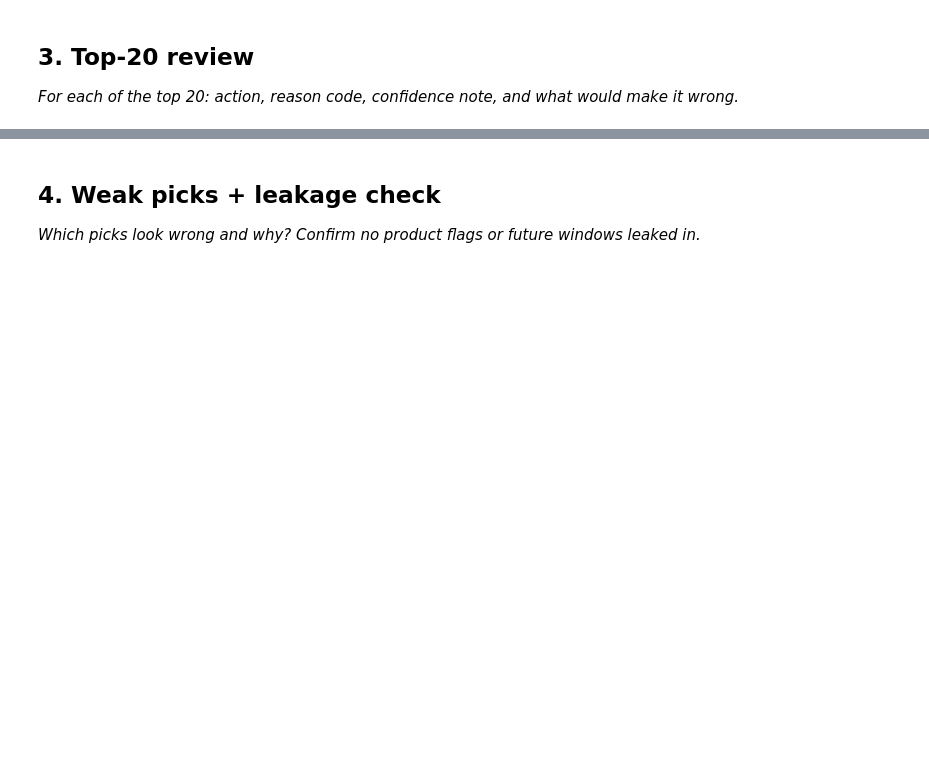
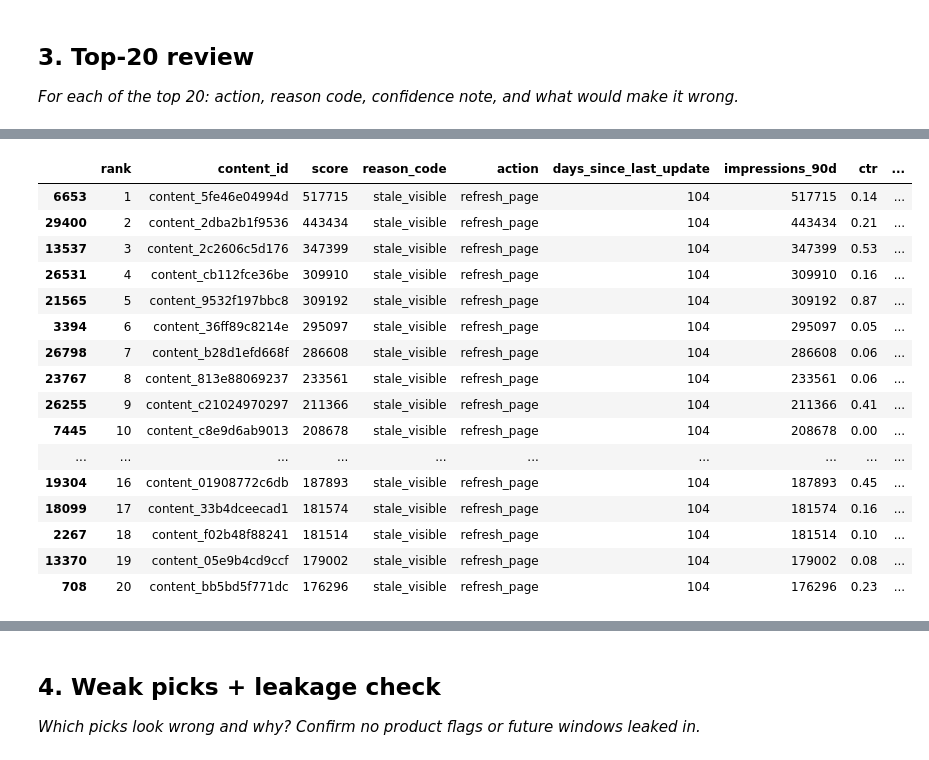
Before and after one commit to russelfordguinoo-oss/Russel-Repository-, a Jupyter notebook: work/notebooks/w04_baseline_score.ipynb, the cells around one changed output, grey strips where cells are left out. Cells and saved outputs as stored; diff of their text form; code cells hidden in the pictures; blank space fills up the shorter version.

```diff
--- a/work/notebooks/w04_baseline_score.ipynb
+++ b/work/notebooks/w04_baseline_score.ipynb
@@ -12,0 +83,4 @@ This skeleton is yours to fill. Work the sections **in order** — each one has
+# %%
+df["is_declining_label"] = (df["trend_direction"] == "down").astype(int)
+
+print(df["is_declining_label"].value_counts())
@@ -12,0 +92,21 @@ This skeleton is yours to fill. Work the sections **in order** — each one has
+# %%
+df["staleness_bucket"] = pd.cut(
+    df["days_since_last_update"],
+    bins=[-1, 30, 90, 180, float("inf")],
+    labels=["0-30", "31-90", "91-180", "181+"]
+)
+
+staleness_check = (
+    df.groupby("staleness_bucket", observed=False)
+      .agg(
+          n=("is_declining_label", "size"),
+          decline_rate=("is_declining_label", "mean")
+      )
+      .reset_index()
+)
+
+staleness_check["decline_rate"] = (
+    staleness_check["decline_rate"] * 100
+).round(1)
+
+staleness_check
@@ -20,0 +267,38 @@ This skeleton is yours to fill. Work the sections **in order** — each one has
+# %%
+review = ranked.head(20)[
+    [
+        "content_id",
+        "score",
+        "reason_code",
+        "action",
+        "days_since_last_update",
+        "impressions_90d",
+        "ctr",
+        "avg_position"
+    ]
+].copy()
+
+review.insert(0, "rank", range(1, len(review) + 1))
+
+review["confidence"] = ""
+review["what_would_make_it_wrong"] = ""
+
+review
+# %% [output]
+|  | rank | content_id | score | reason_code | action | days_since_last_update | impressions_90d | ctr | ... |
+| 6653 | 1 | content_5fe46e04994d | 517715 | stale_visible | refresh_page | 104 | 517715 | 0.14 | ... |
+| 29400 | 2 | content_2dba2b1f9536 | 443434 | stale_visible | refresh_page | 104 | 443434 | 0.21 | ... |
+| 13537 | 3 | content_2c2606c5d176 | 347399 | stale_visible | refresh_page | 104 | 347399 | 0.53 | ... |
+| 26531 | 4 | content_cb112fce36be | 309910 | stale_visible | refresh_page | 104 | 309910 | 0.16 | ... |
+| 21565 | 5 | content_9532f197bbc8 | 309192 | stale_visible | refresh_page | 104 | 309192 | 0.87 | ... |
+| 3394 | 6 | content_36ff89c8214e | 295097 | stale_visible | refresh_page | 104 | 295097 | 0.05 | ... |
+| 26798 | 7 | content_b28d1efd668f | 286608 | stale_visible | refresh_page | 104 | 286608 | 0.06 | ... |
+| 23767 | 8 | content_813e88069237 | 233561 | stale_visible | refresh_page | 104 | 233561 | 0.06 | ... |
+| 26255 | 9 | content_c21024970297 | 211366 | stale_visible | refresh_page | 104 | 211366 | 0.41 | ... |
+| 7445 | 10 | content_c8e9d6ab9013 | 208678 | stale_visible | refresh_page | 104 | 208678 | 0.00 | ... |
+| ... | ... | ... | ... | ... | ... | ... | ... | ... | ... |
+| 19304 | 16 | content_01908772c6db | 187893 | stale_visible | refresh_page | 104 | 187893 | 0.45 | ... |
+| 18099 | 17 | content_33b4dceecad1 | 181574 | stale_visible | refresh_page | 104 | 181574 | 0.16 | ... |
+| 2267 | 18 | content_f02b48f88241 | 181514 | stale_visible | refresh_page | 104 | 181514 | 0.10 | ... |
+| 13370 | 19 | content_05e9b4cd9ccf | 179002 | stale_visible | refresh_page | 104 | 179002 | 0.08 | ... |
+| 708 | 20 | content_bb5bd5f771dc | 176296 | stale_visible | refresh_page | 104 | 176296 | 0.23 | ... |
```
Also changed, not shown: parts of 19 cells of this notebook.
